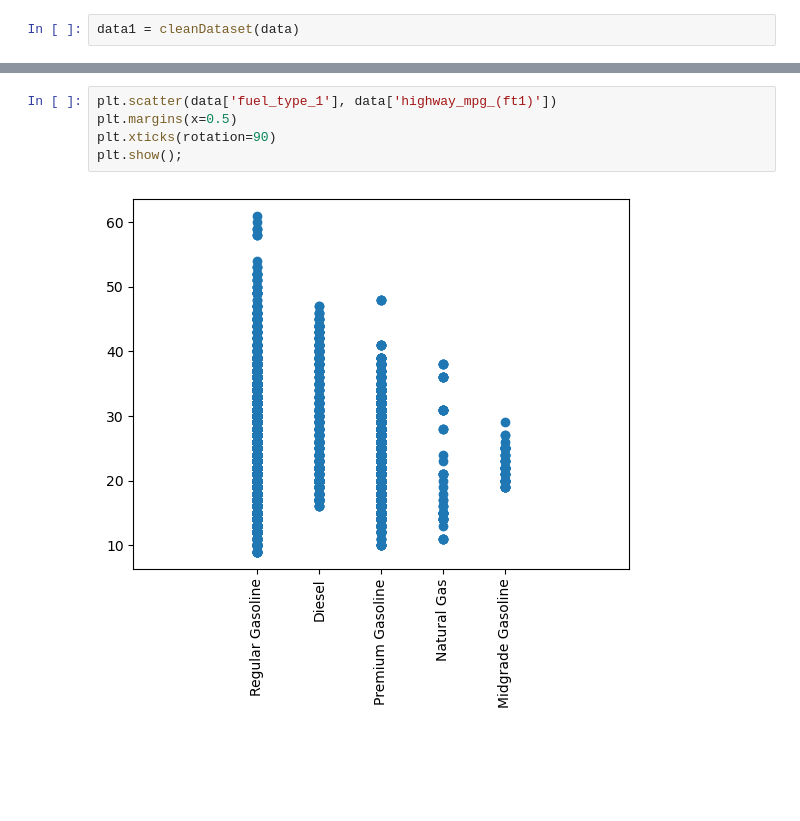
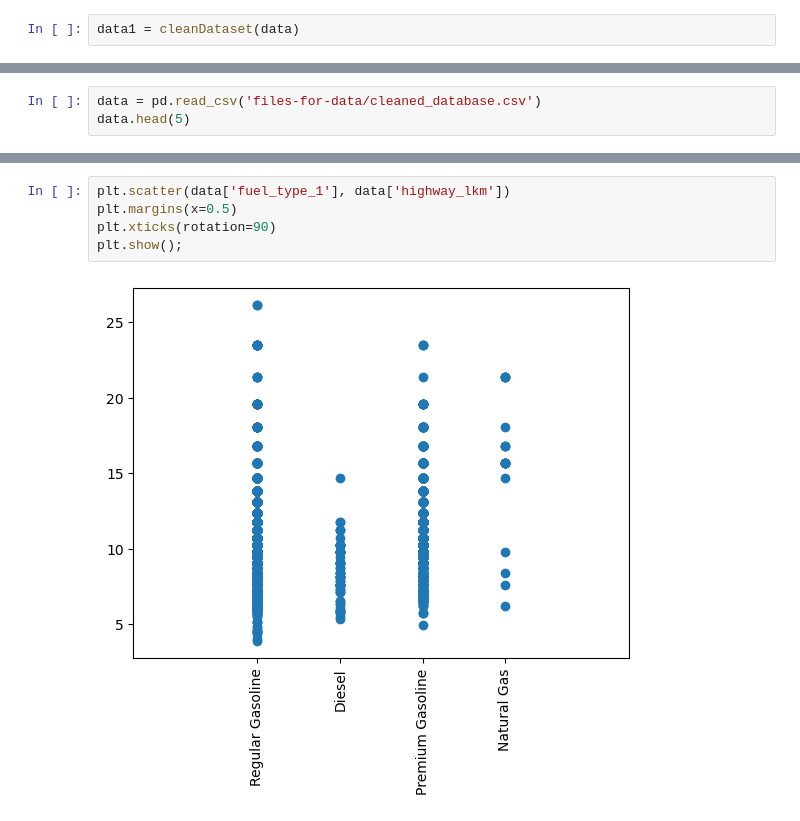
Before and after one commit to mstf53/mid-bootcamp, a Jupyter notebook: test.ipynb, the cells around one changed output, grey strips where cells are left out. Cells and saved outputs as stored; diff of their text form; blank space fills up the shorter version.

```diff
--- a/test.ipynb
+++ b/test.ipynb
@@ -482,0 +598,3 @@ plt.show()
+# %%
+data = pd.read_csv('files-for-data/cleaned_database.csv')
+data.head(5)
@@ -498,7 +647,7 @@ plt.show();
 # %%
-plt.scatter(data['fuel_type_1'], data['highway_mpg_(ft1)'])
+plt.scatter(data['fuel_type_1'], data['highway_lkm'])
 plt.margins(x=0.5)
 plt.xticks(rotation=90)
 plt.show();
 # %% [output]
-[figure, old version]
+[figure, new version]
```
Also changed, not shown: parts of 46 cells of this notebook, 1 other file.
